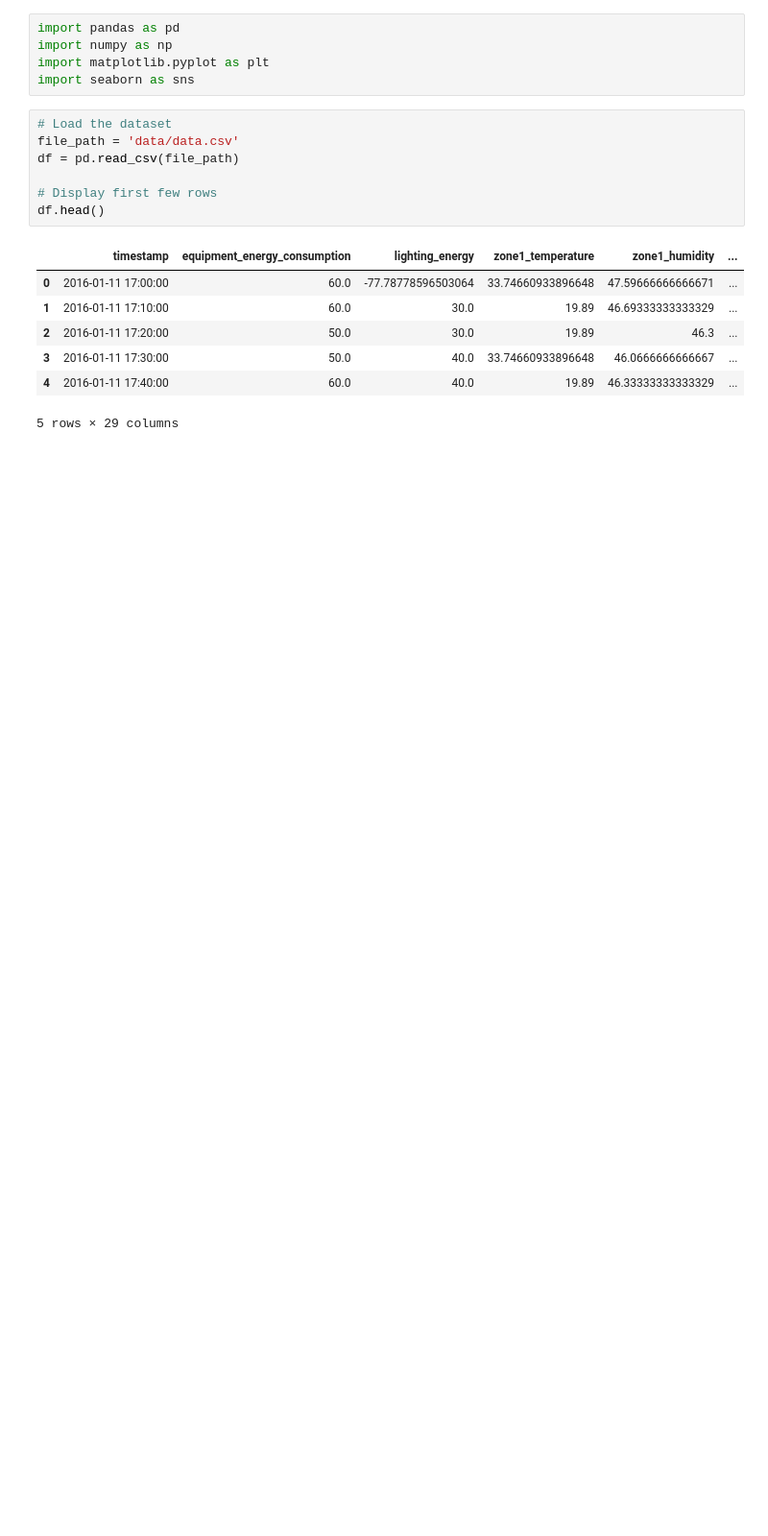
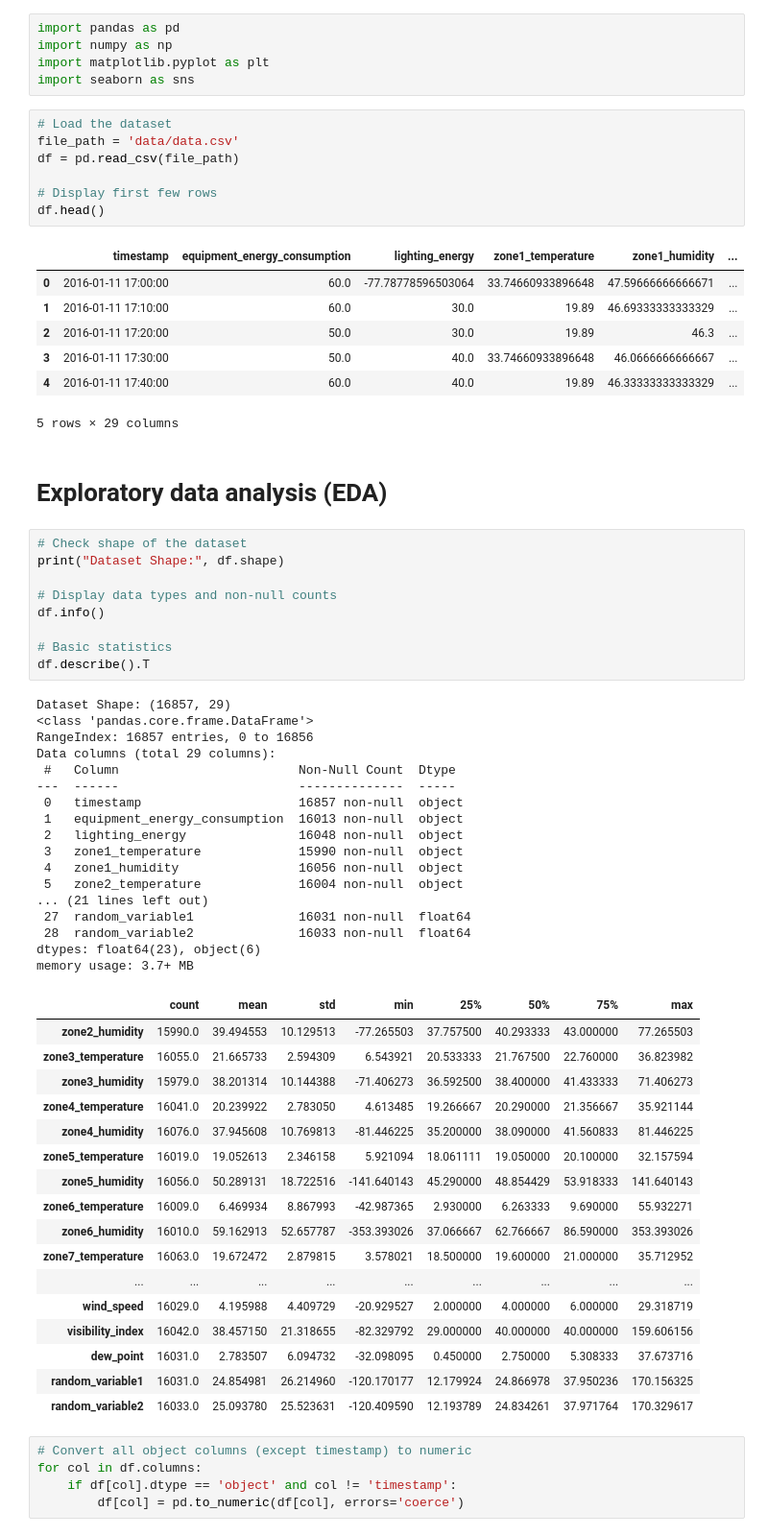
Before and after one commit to diwansinghchauhan/DS-Intern-Assignment-DiwanSinghChauhan, a Jupyter notebook: main.ipynb, the cells around one changed output. Shown at 96% size. Cells and saved outputs as stored; diff of their text form; blank space fills up the shorter version.

Commit message:
Update main.ipynb
check basic statistics of the dataset

```diff
--- a/main.ipynb
+++ b/main.ipynb
@@ -18,3 +18,54 @@ df.head()
 | 3 | 2016-01-11 17:30:00 | 50.0 | 40.0 | 33.74660933896648 | 46.0666666666667 | ... |
 | 4 | 2016-01-11 17:40:00 | 60.0 | 40.0 | 19.89 | 46.33333333333329 | ... |
 5 rows × 29 columns
+# %% [markdown]
+# Exploratory data analysis (EDA)
+# %%
+# Check shape of the dataset
+print("Dataset Shape:", df.shape)
+
+# Display data types and non-null counts
+df.info()
+
+# Basic statistics
+df.describe().T
+# %% [output]
+Dataset Shape: (16857, 29)
+<class 'pandas.core.frame.DataFrame'>
+RangeIndex: 16857 entries, 0 to 16856
+Data columns (total 29 columns):
+ #   Column                        Non-Null Count  Dtype
+---  ------                        --------------  -----
+ 0   timestamp                     16857 non-null  object
+ 1   equipment_energy_consumption  16013 non-null  object
+ 2   lighting_energy               16048 non-null  object
+ 3   zone1_temperature             15990 non-null  object
+ 4   zone1_humidity                16056 non-null  object
+ 5   zone2_temperature             16004 non-null  object
+... (21 lines left out)
+ 27  random_variable1              16031 non-null  float64
+ 28  random_variable2              16033 non-null  float64
+dtypes: float64(23), object(6)
+memory usage: 3.7+ MB
+|  | count | mean | std | min | 25% | 50% | 75% | max |
+| zone2_humidity | 15990.0 | 39.494553 | 10.129513 | -77.265503 | 37.757500 | 40.293333 | 43.000000 | 77.265503 |
+| zone3_temperature | 16055.0 | 21.665733 | 2.594309 | 6.543921 | 20.533333 | 21.767500 | 22.760000 | 36.823982 |
+| zone3_humidity | 15979.0 | 38.201314 | 10.144388 | -71.406273 | 36.592500 | 38.400000 | 41.433333 | 71.406273 |
+| zone4_temperature | 16041.0 | 20.239922 | 2.783050 | 4.613485 | 19.266667 | 20.290000 | 21.356667 | 35.921144 |
+| zone4_humidity | 16076.0 | 37.945608 | 10.769813 | -81.446225 | 35.200000 | 38.090000 | 41.560833 | 81.446225 |
+| zone5_temperature | 16019.0 | 19.052613 | 2.346158 | 5.921094 | 18.061111 | 19.050000 | 20.100000 | 32.157594 |
+| zone5_humidity | 16056.0 | 50.289131 | 18.722516 | -141.640143 | 45.290000 | 48.854429 | 53.918333 | 141.640143 |
+| zone6_temperature | 16009.0 | 6.469934 | 8.867993 | -42.987365 | 2.930000 | 6.263333 | 9.690000 | 55.932271 |
+| zone6_humidity | 16010.0 | 59.162913 | 52.657787 | -353.393026 | 37.066667 | 62.766667 | 86.590000 | 353.393026 |
+| zone7_temperature | 16063.0 | 19.672472 | 2.879815 | 3.578021 | 18.500000 | 19.600000 | 21.000000 | 35.712952 |
+| ... | ... | ... | ... | ... | ... | ... | ... | ... |
+| wind_speed | 16029.0 | 4.195988 | 4.409729 | -20.929527 | 2.000000 | 4.000000 | 6.000000 | 29.318719 |
+| visibility_index | 16042.0 | 38.457150 | 21.318655 | -82.329792 | 29.000000 | 40.000000 | 40.000000 | 159.606156 |
+| dew_point | 16031.0 | 2.783507 | 6.094732 | -32.098095 | 0.450000 | 2.750000 | 5.308333 | 37.673716 |
+| random_variable1 | 16031.0 | 24.854981 | 26.214960 | -120.170177 | 12.179924 | 24.866978 | 37.950236 | 170.156325 |
+| random_variable2 | 16033.0 | 25.093780 | 25.523631 | -120.409590 | 12.193789 | 24.834261 | 37.971764 | 170.329617 |
+# %%
+# Convert all object columns (except timestamp) to numeric
+for col in df.columns:
+    if df[col].dtype == 'object' and col != 'timestamp':
+        df[col] = pd.to_numeric(df[col], errors='coerce')
```
Also changed, not shown: parts of 6 cells of this notebook.
